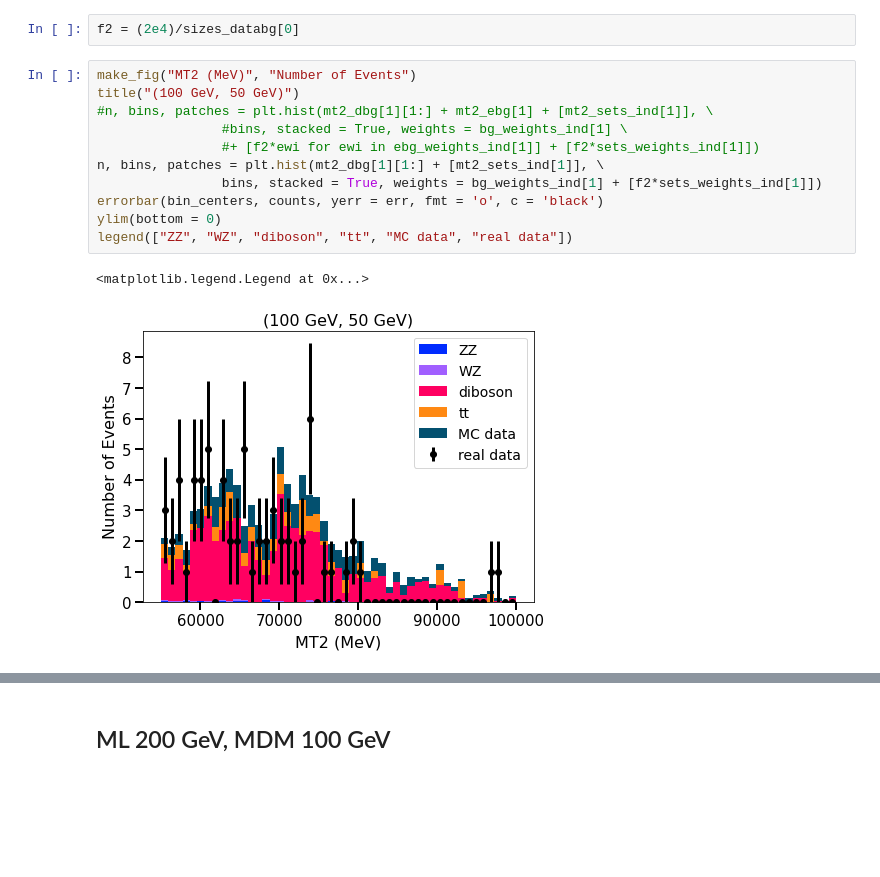
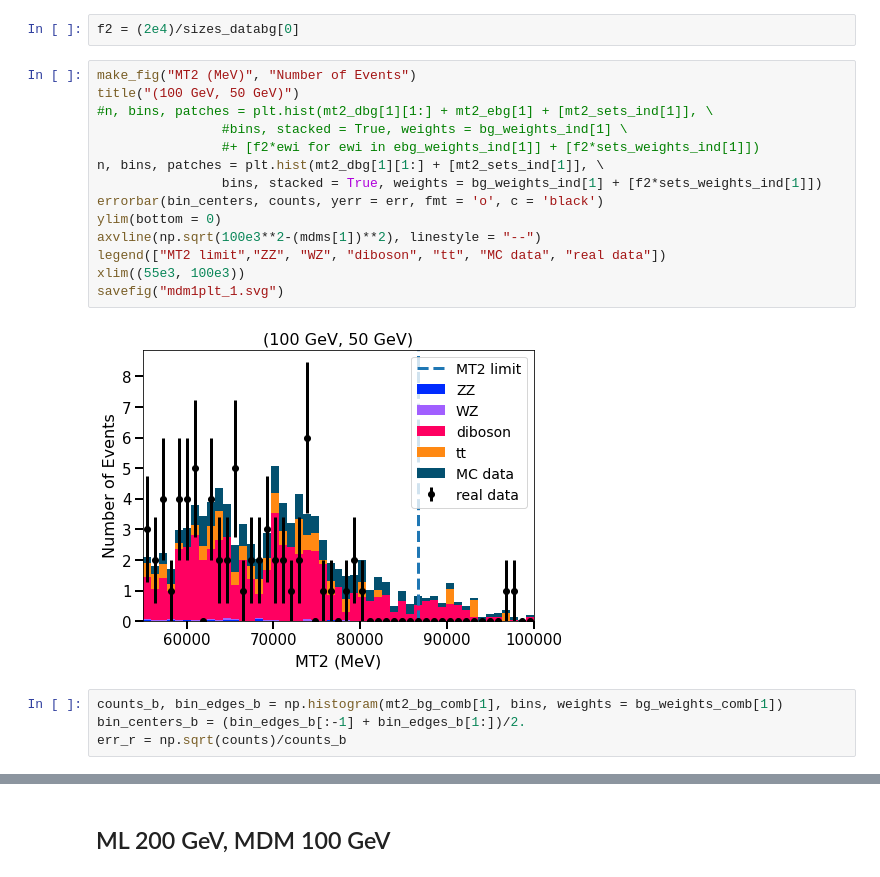
Before and after one commit to niyucao/Phys145Project, a Jupyter notebook: Final Project_WG.ipynb, the cells around one changed output, grey strips where cells are left out. Drawn from its saved outputs; the diff is of its cells as text; blank space fills up the shorter version.

```diff
--- a/Final Project_WG.ipynb
+++ b/Final Project_WG.ipynb
@@ -448,14 +479,20 @@ f2 = (2e4)/sizes_databg[0]
 # %%
 make_fig("MT2 (MeV)", "Number of Events")
 title("(100 GeV, 50 GeV)")
 #n, bins, patches = plt.hist(mt2_dbg[1][1:] + mt2_ebg[1] + [mt2_sets_ind[1]], \
                 #bins, stacked = True, weights = bg_weights_ind[1] \
                 #+ [f2*ewi for ewi in ebg_weights_ind[1]] + [f2*sets_weights_ind[1]])
 n, bins, patches = plt.hist(mt2_dbg[1][1:] + [mt2_sets_ind[1]], \
                 bins, stacked = True, weights = bg_weights_ind[1] + [f2*sets_weights_ind[1]])
 errorbar(bin_centers, counts, yerr = err, fmt = 'o', c = 'black')
 ylim(bottom = 0)
-legend(["ZZ", "WZ", "diboson", "tt", "MC data", "real data"])
+axvline(np.sqrt(100e3**2-(mdms[1])**2), linestyle = "--")
+legend(["MT2 limit","ZZ", "WZ", "diboson", "tt", "MC data", "real data"])
+xlim((55e3, 100e3))
+savefig("mdm1plt_1.svg")
 # %% [output]
-<matplotlib.legend.Legend at 0x...>
-[figure, old version]
+[figure, new version]
+# %%
+counts_b, bin_edges_b = np.histogram(mt2_bg_comb[1], bins, weights = bg_weights_comb[1])
+bin_centers_b = (bin_edges_b[:-1] + bin_edges_b[1:])/2.
+err_r = np.sqrt(counts)/counts_b
```
Also changed, not shown: parts of 32 cells of this notebook.
